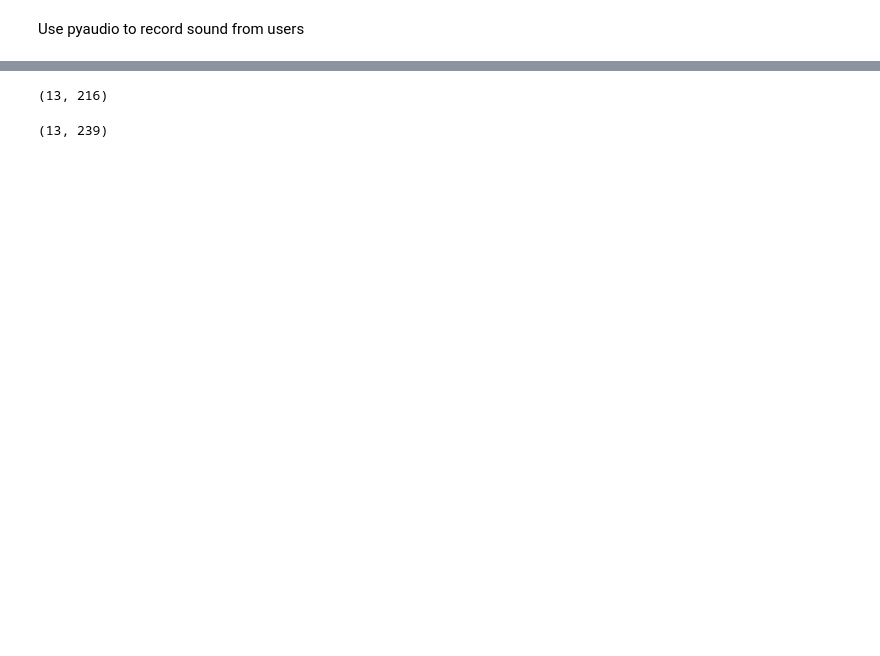
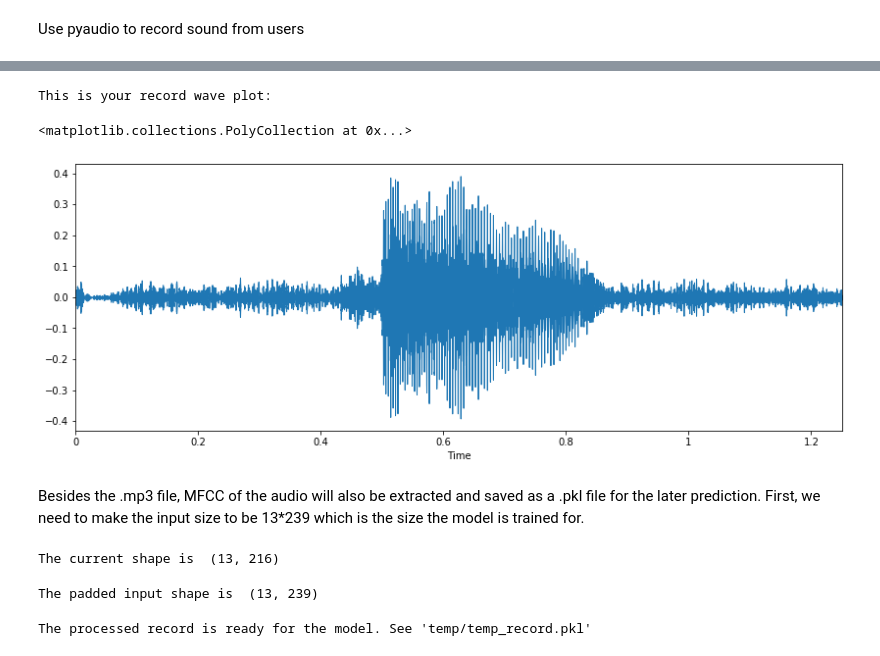
Before and after one commit to bojum/CCC, a Jupyter notebook: record_sound.ipynb, the cells around one changed output, grey strips where cells are left out. Cells and saved outputs as stored; diff of their text form; code cells hidden in the pictures; blank space fills up the shorter version.

```diff
--- a/record_sound.ipynb
+++ b/record_sound.ipynb
@@ -13,7 +17,7 @@ def padVoice(y, max_col):
 # %%
 fs = 44100  # Sample rate
 seconds = 1.25  # Duration of recording
-record_name = 'temp_sound_record.mp3'
+record_name = 'temp/temp_sound_record.mp3'
 
 print('Record will start in\n3')
 time.sleep(1)
@@ -23,13 +27,13 @@ print('1')
 time.sleep(1)
 print('GO!!')
 
+
+### save the record to .mp3 at the current dir
 myrecording = sd.rec(int(seconds * fs), samplerate=fs, channels=1)
 sd.wait()  # Wait until recording is finished
-write(record_name, fs, myrecording)  # Save as WAV file
+write(record_name, fs, myrecording)
 
 print('Record saved at', record_name, '\nVoice being processed...', record_name)
-
-y, sr = librosa.load(record_name)
 # %% [output]
 Record will start in
 3
@@ -47,15 +56,30 @@ ipd.Audio(record_name) # load a local WAV file
 [interactive output not drawn]
+# %%
+print('This is your record wave plot:')
+plt.figure(figsize=(14, 5))
+librosa.display.waveplot(y, sr=sr)
+# %% [output]
+This is your record wave plot:
+<matplotlib.collections.PolyCollection at 0x...>
+[figure, added]
+# %% [markdown]
+Besides the .mp3 file, MFCC of the audio will also be extracted and saved as a .pkl file for the later prediction. First, we need to make the input size to be 13*239 which is the size the model is trained for.
 # %%
 z = librosa.feature.mfcc(y=y, sr=sr, hop_length=128, n_mfcc=13)
-z.shape
+print('The current shape is ', z.shape)
 # %% [output]
-(13, 216)
+The current shape is  (13, 216)
-# %%
-ps = padVoice(z, 239)
-ps.shape
-# %% [output]
-(13, 239)
+# %%
+##pad the input with 0 at the end to make it 239
+ps = padVoice(z, 239)
+print('The padded input shape is ', ps.shape)
+# %% [output]
+The padded input shape is  (13, 239)
 # %%
-record = open(r'temp_record.pkl', 'wb')
+##save the padded process record to .pkl
+record = open(r'temp/temp_record.pkl', 'wb')
 pickle.dump(ps, record)
 record.close()
+print('The processed record is ready for the model. See \'temp/temp_record.pkl\'')
+# %% [output]
+The processed record is ready for the model. See 'temp/temp_record.pkl'
```
Also changed, not shown: parts of 6 cells of this notebook.
